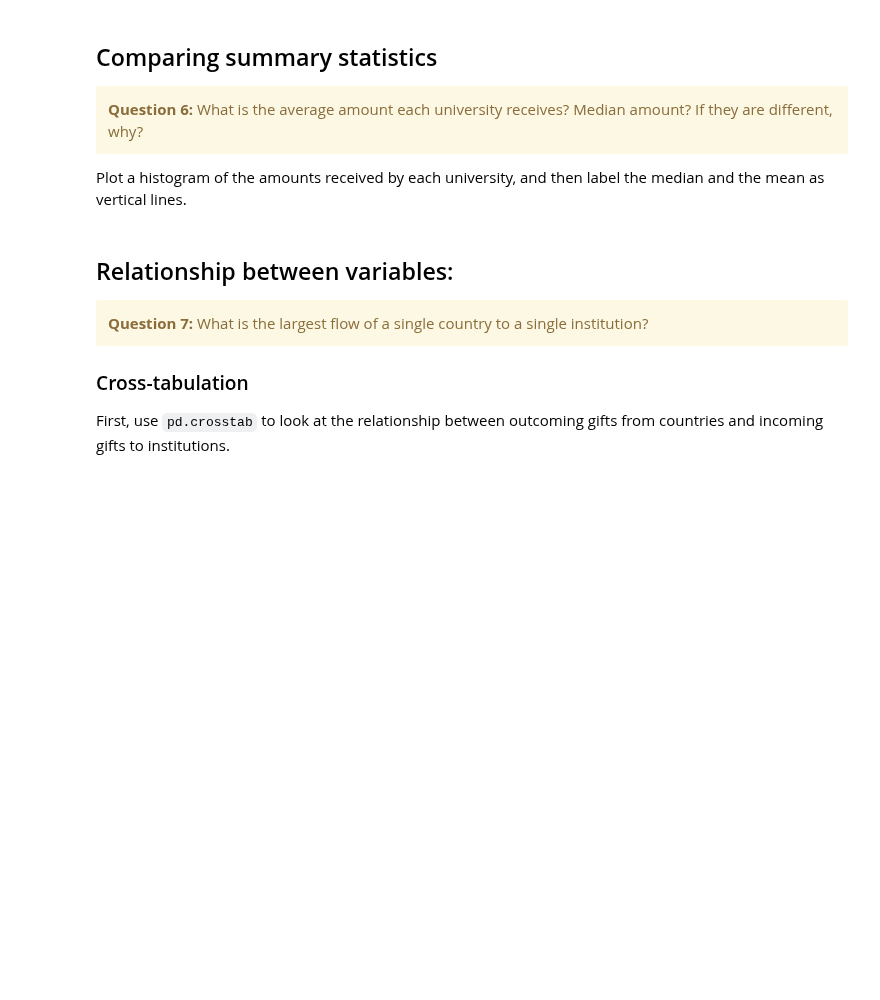
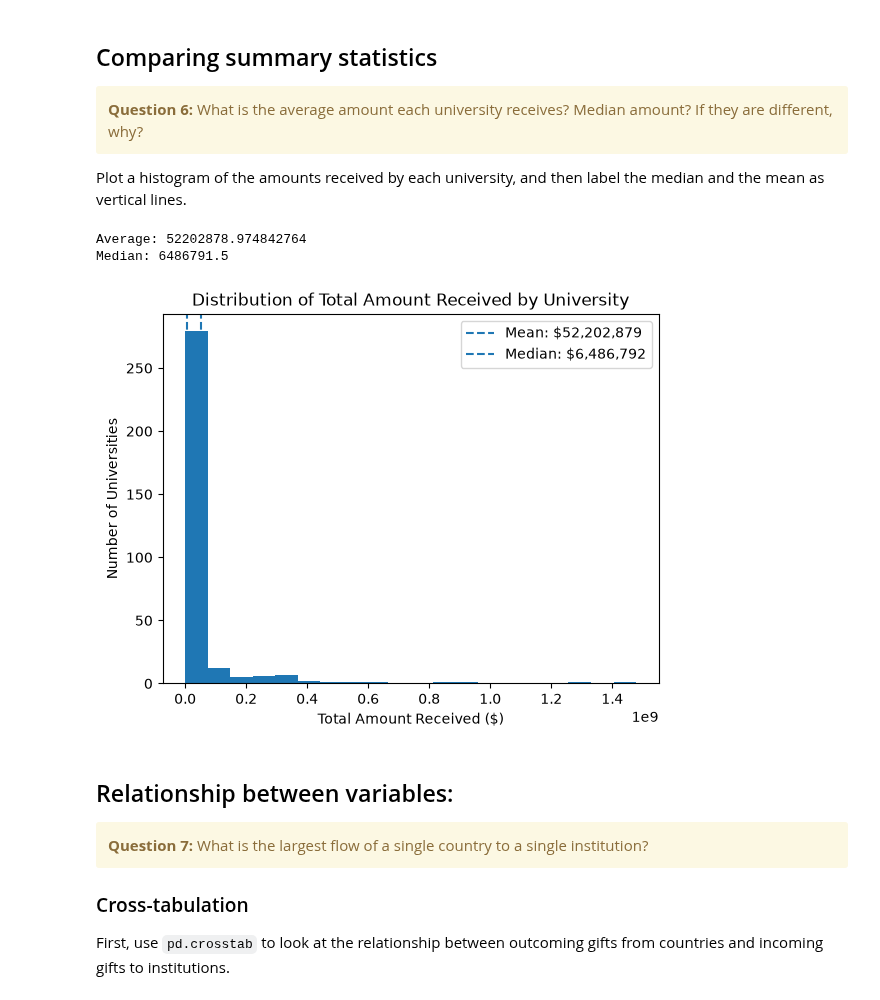
Before and after one commit to alisonkunzwiler/UU_F26_templates, a Jupyter notebook: Lab01/Lab01.ipynb, the cells around one changed output. Saved outputs shown, nothing was run; the diff lists cells and outputs as text; code cells hidden in the pictures; blank space fills up the shorter version.

```diff
--- a/Lab01/Lab01.ipynb
+++ b/Lab01/Lab01.ipynb
@@ -83,6 +170,35 @@ Build a plot of the top 20 institutions by the amount or number of gifts they ha
 </div>
 
 Plot a histogram of the amounts received by each university, and then label the median and the mean as vertical lines.
+# %%
+total = df.groupby("Institution Name")["Foreign Gift Amount"].sum()
+average_amount = total.mean()
+median_amount = total.median()
+
+print("Average:", average_amount)
+print("Median:", median_amount)
+# %% [output]
+Average: 52202878.974842764
+Median: 6486791.5
+# %%
+university_totals = df.groupby("Institution Name")["Foreign Gift Amount"].sum()
+
+mean = university_totals.mean()
+median = university_totals.median()
+
+plt.hist(university_totals, bins=20)
+
+plt.axvline(mean, linestyle="--", label=f"Mean: ${mean:,.0f}")
+plt.axvline(median, linestyle="--", label=f"Median: ${median:,.0f}")
+
+plt.xlabel("Total Amount Received ($)")
+plt.ylabel("Number of Universities")
+plt.title("Distribution of Total Amount Received by University")
+plt.legend()
+
+plt.show()
+# %% [output]
+[figure, added]
 # %% [markdown]
 ## Relationship between variables:
 <div class="alert alert-block alert-warning">
```
Also changed, not shown: parts of 7 cells of this notebook.
